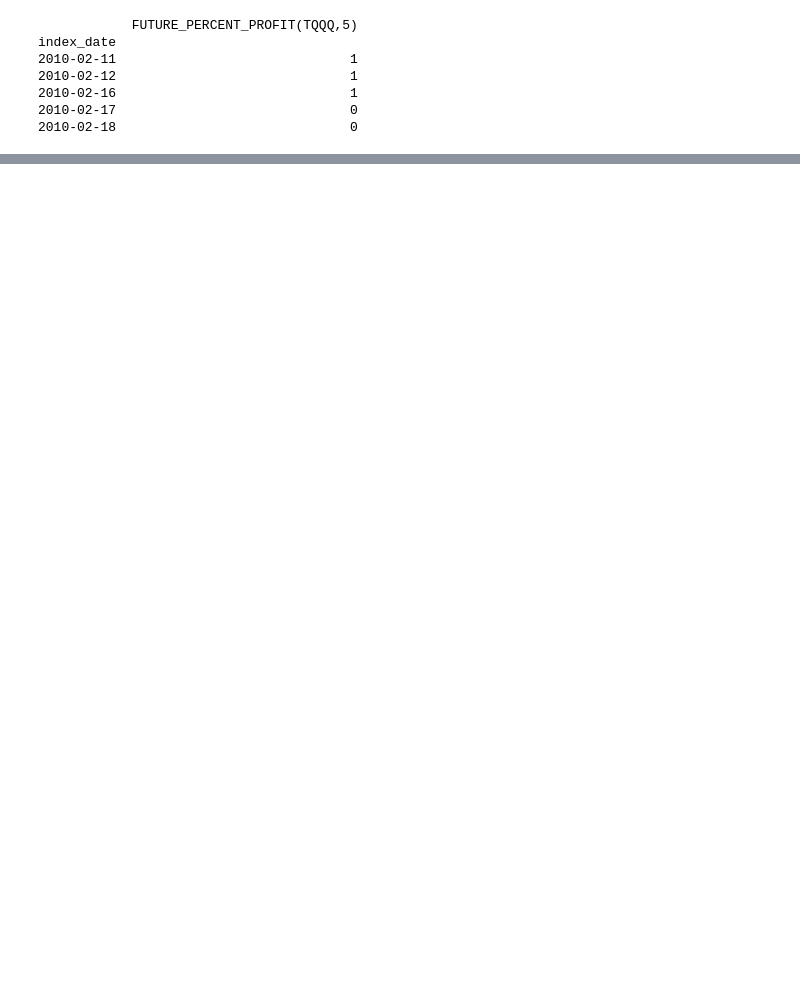
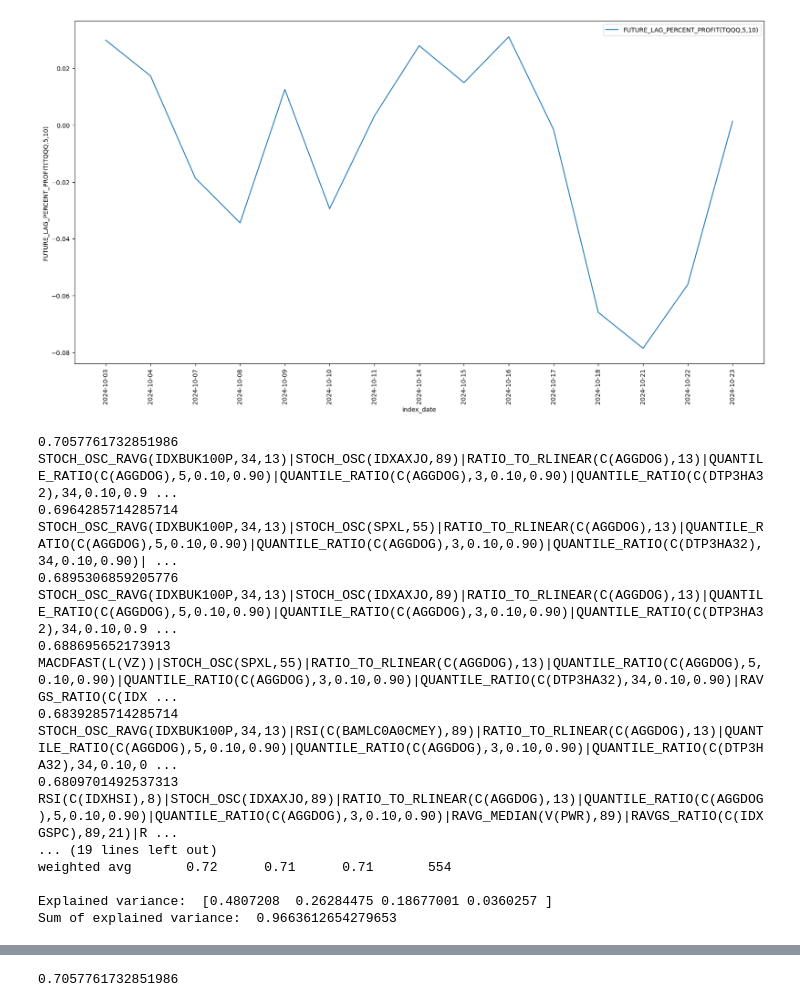
Before and after one commit to wortcook/MLExp, a Jupyter notebook: deleteme.ipynb, the cells around one changed output, grey strips where cells are left out. Drawn from its saved outputs; the diff is of its cells as text; code cells hidden in the pictures; blank space fills up the shorter version.

```diff
--- a/deleteme.ipynb
+++ b/deleteme.ipynb
@@ -92,7 +92,7 @@ def generate_functions(f_count):
                     params.append(metric.format(symbol[0]))
 
         try:
-            ret_list.append(Processor().process(function[0].format(*params), autoscale = True, scale_type = "rstd"))
+            ret_list.append(Processor().process(function[0].format(*params), autoscale = True, scale_type = "robust"))
             selected_functions += 1
         except:
             continue
@@ -141,14 +141,11 @@ def evaluate_functions(df_X_arr, show_metrics = False):
                 print("Explained variance: ",PCA_model.explained_variance_ratio_)
                 print("Sum of explained variance: ",sum(PCA_model.explained_variance_ratio_))
 
-
             #plot the 2d PCA
             df_pca = pd.DataFrame(X, columns = ["PCA1","PCA2", "PCA3", "PCA4"])
 
             #set the index column on df_pca
             df_pca.index = Y.index
-
-
 
             sns.scatterplot(data=df_pca, x="PCA1", y="PCA2", hue=Y)
             plt.show()
@@ -191,42 +188,59 @@ import pandas as pd
 import numpy as np
 
 from sklearn.decomposition import PCA
 
-target_func = "FUTURE_PERCENT_PROFIT(TQQQ,5)"
+target_func = "FUTURE_LAG_PERCENT_PROFIT(TQQQ,5,10)"
 
 DF_TARGET = Processor().process(target_func)
 
+plt.figure(figsize=(20,10))
+sns.lineplot(data=DF_TARGET[-20:], x="index_date", y=target_func)
+plt.xticks(rotation=90)
+#show legend
+plt.legend(["FUTURE_LAG_PERCENT_PROFIT(TQQQ,5,10)"])
+
+plt.show()
+
 DF_TARGET[target_func] = DF_TARGET[target_func].apply(lambda x: 1 if x > 0 else 0)
-
-print(DF_TARGET.head())
 
 FUNCTION_COUNT = 20
 
 
 
-algo = Genetic(generate_functions, evaluate_functions, gene_hash, cull_rate = 0.4, dominant_rate = 0.5, mutation_rate = 0.05, genetic_size = 10)
+algo = Genetic(generate_functions, evaluate_functions, gene_hash, cull_rate = 0.4, dominant_rate = 0.5, mutation_rate = 0.05, genetic_size = 20)
 
-population = algo.run(20, initial_population = 100, stable_population_size = 40)
+population = algo.run(20, initial_population = 500, stable_population_size = 20)
 
 #sort the population by the fitness
 population.sort(key=lambda x: x[1], reverse=True)
 
 #print the columns of the best 10 items and the score
 for i in range(10):
     print(population[i][1])
     functions = population[i][0]
     flist = []
     for f in functions:
         flist.append(f.columns[0])
     print("|".join(flist))
 
 #show the metrics
 evaluate_functions(population[0][0], show_metrics = True)
 # %% [output]
+[figure, added]
-            FUTURE_PERCENT_PROFIT(TQQQ,5)
-index_date
-2010-02-11                              1
-2010-02-12                              1
-2010-02-16                              1
-2010-02-17                              0
-2010-02-18                              0
+0.7057761732851986
+STOCH_OSC_RAVG(IDXBUK100P,34,13)|STOCH_OSC(IDXAXJO,89)|RATIO_TO_RLINEAR(C(AGGDOG),13)|QUANTILE_RATIO(C(AGGDOG),5,0.10,0.90)|QUANTILE_RATIO(C(AGGDOG),3,0.10,0.90)|QUANTILE_RATIO(C(DTP3HA32),34,0.10,0.9 ...
+0.6964285714285714
+STOCH_OSC_RAVG(IDXBUK100P,34,13)|STOCH_OSC(SPXL,55)|RATIO_TO_RLINEAR(C(AGGDOG),13)|QUANTILE_RATIO(C(AGGDOG),5,0.10,0.90)|QUANTILE_RATIO(C(AGGDOG),3,0.10,0.90)|QUANTILE_RATIO(C(DTP3HA32),34,0.10,0.90)| ...
+0.6895306859205776
+STOCH_OSC_RAVG(IDXBUK100P,34,13)|STOCH_OSC(IDXAXJO,89)|RATIO_TO_RLINEAR(C(AGGDOG),13)|QUANTILE_RATIO(C(AGGDOG),5,0.10,0.90)|QUANTILE_RATIO(C(AGGDOG),3,0.10,0.90)|QUANTILE_RATIO(C(DTP3HA32),34,0.10,0.9 ...
+0.688695652173913
+MACDFAST(L(VZ))|STOCH_OSC(SPXL,55)|RATIO_TO_RLINEAR(C(AGGDOG),13)|QUANTILE_RATIO(C(AGGDOG),5,0.10,0.90)|QUANTILE_RATIO(C(AGGDOG),3,0.10,0.90)|QUANTILE_RATIO(C(DTP3HA32),34,0.10,0.90)|RAVGS_RATIO(C(IDX ...
+0.6839285714285714
+STOCH_OSC_RAVG(IDXBUK100P,34,13)|RSI(C(BAMLC0A0CMEY),89)|RATIO_TO_RLINEAR(C(AGGDOG),13)|QUANTILE_RATIO(C(AGGDOG),5,0.10,0.90)|QUANTILE_RATIO(C(AGGDOG),3,0.10,0.90)|QUANTILE_RATIO(C(DTP3HA32),34,0.10,0 ...
+0.6809701492537313
+RSI(C(IDXHSI),8)|STOCH_OSC(IDXAXJO,89)|RATIO_TO_RLINEAR(C(AGGDOG),13)|QUANTILE_RATIO(C(AGGDOG),5,0.10,0.90)|QUANTILE_RATIO(C(AGGDOG),3,0.10,0.90)|RAVG_MEDIAN(V(PWR),89)|RAVGS_RATIO(C(IDXGSPC),89,21)|R ...
+... (19 lines left out)
+weighted avg       0.72      0.71      0.71       554
+
+Explained variance:  [0.4807208  0.26284475 0.18677001 0.0360257 ]
+Sum of explained variance:  0.9663612654279653
@@ -232,0 +250 @@ index_date
+0.7057761732851986
```
Also changed, not shown: parts of 1 cell of this notebook.
